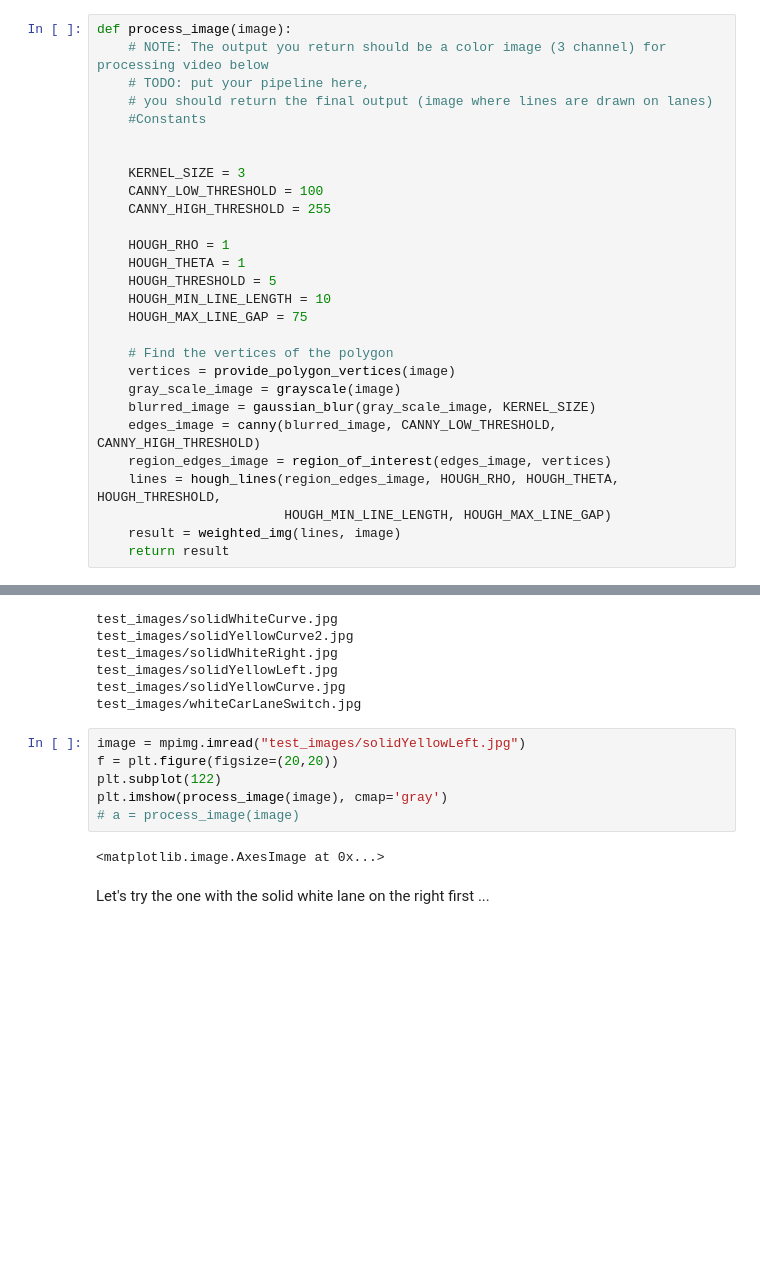
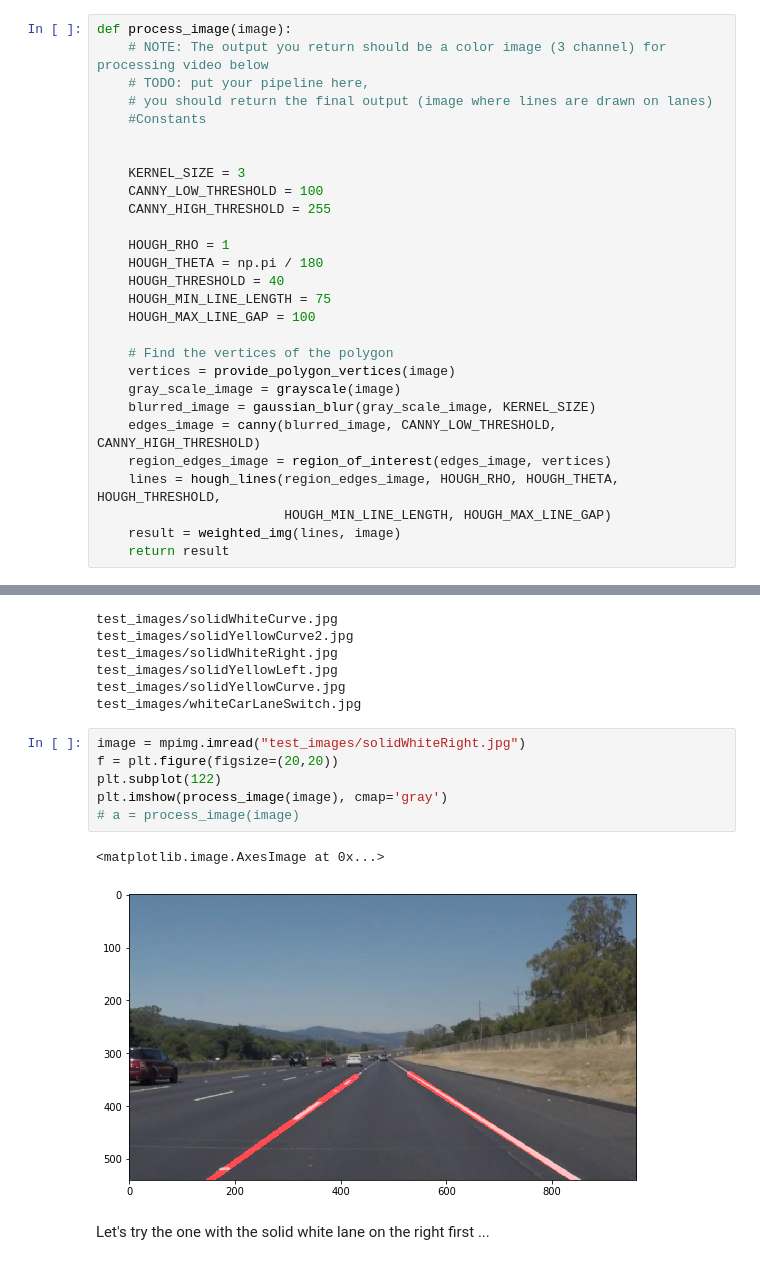
Before and after one commit to AbhilashAbhimsh/Finding_Lane_lines, a Jupyter notebook: P1.ipynb, the cells around one changed output, grey strips where cells are left out. Saved outputs shown, nothing was run; the diff lists cells and outputs as text; blank space fills up the shorter version.

Commit message:
Final Approach after rectifying the mistake with rho in Hough Transform to make it np.pi/180

```diff
--- a/P1.ipynb
+++ b/P1.ipynb
@@ -299,10 +279,10 @@ def process_image(image):
     CANNY_HIGH_THRESHOLD = 255
 
     HOUGH_RHO = 1
-    HOUGH_THETA = 1
-    HOUGH_THRESHOLD = 5
-    HOUGH_MIN_LINE_LENGTH = 10
-    HOUGH_MAX_LINE_GAP = 75
+    HOUGH_THETA = np.pi / 180
+    HOUGH_THRESHOLD = 40
+    HOUGH_MIN_LINE_LENGTH = 75
+    HOUGH_MAX_LINE_GAP = 100
 
     # Find the vertices of the polygon
     vertices = provide_polygon_vertices(image)
@@ -327,13 +307,14 @@ test_images/solidYellowLeft.jpg
 test_images/solidYellowCurve.jpg
 test_images/whiteCarLaneSwitch.jpg
 # %%
-image = mpimg.imread("test_images/solidYellowLeft.jpg")
+image = mpimg.imread("test_images/solidWhiteRight.jpg")
 f = plt.figure(figsize=(20,20))
 plt.subplot(122)
 plt.imshow(process_image(image), cmap='gray')
 # a = process_image(image)
 # %% [output]
 <matplotlib.image.AxesImage at 0x...>
+[figure, added]
 # %% [markdown]
 Let's try the one with the solid white lane on the right first ...
 # %%
```
Also changed, not shown: parts of 4 cells of this notebook, 4 other files.
